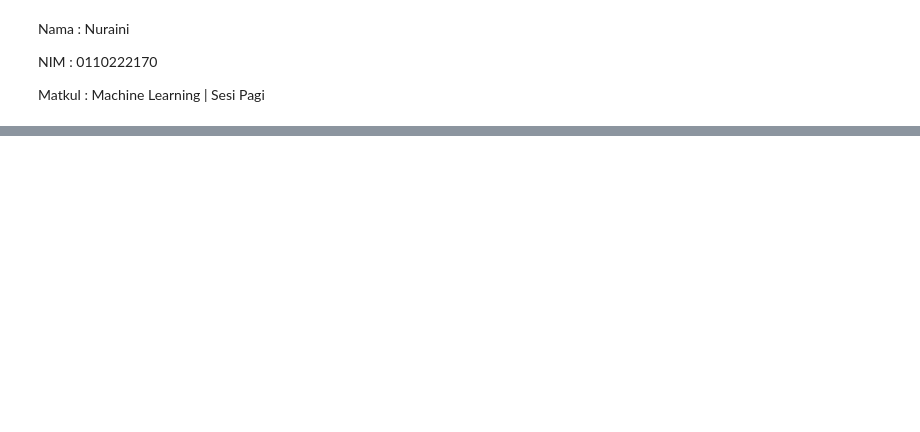
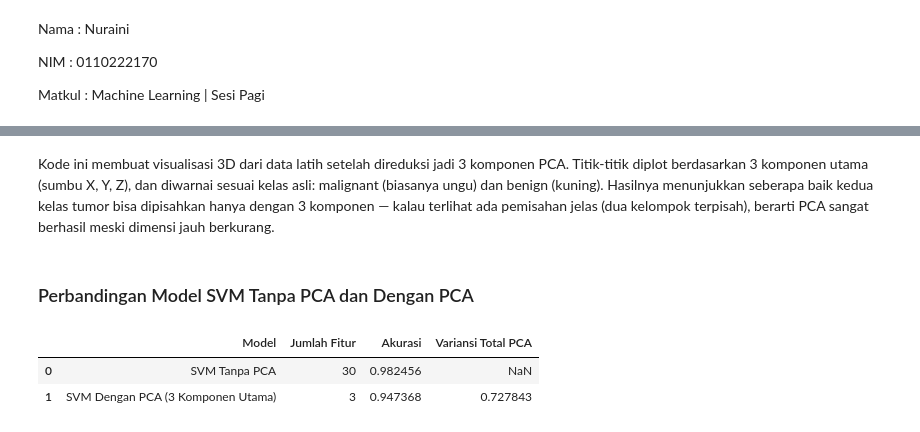
Before and after one commit to nuraini2502/MachineLearning, a Jupyter notebook: praktikumMandiri.ipynb, the cells around one changed output, grey strips where cells are left out. Saved outputs shown, nothing was run; the diff lists cells and outputs as text; code cells hidden in the pictures; blank space fills up the shorter version.

```diff
--- a/praktikumMandiri.ipynb
+++ b/praktikumMandiri.ipynb
@@ -275,0 +156,8 @@ Kode ini membuat visualisasi interaktif hasil clustering DBSCAN menggunakan Plot
+# %%
+# Prediksi dan evaluasi
+y_pred_no_pca = svm_no_pca.predict(X_test_scaled)
+acc_no_pca = accuracy_score(y_test, y_pred_no_pca)
+
+print("Akurasi SVM tanpa PCA: ", acc_no_pca)
+print("\nClassification Report (tanpa PCA) : ")
+print(classification_report(y_test, y_pred_no_pca, target_names=cancer.target_names))
@@ -275,0 +196,5 @@ Kode ini membuat visualisasi interaktif hasil clustering DBSCAN menggunakan Plot
+# %%
+# Variasi yang dijelaskan oleh tiap komponen
+explained_var = pca.explained_variance_ratio_
+print("Variasi yang dijelaskan oleh tiap komponen: ", explained_var)
+print("Total varian yang dijelaskan: ", sum(explained_var))
@@ -275,0 +280,20 @@ Kode ini membuat visualisasi interaktif hasil clustering DBSCAN menggunakan Plot
+# %% [markdown]
+Kode ini membuat visualisasi 3D dari data latih setelah direduksi jadi 3 komponen PCA.
+Titik-titik diplot berdasarkan 3 komponen utama (sumbu X, Y, Z), dan diwarnai sesuai kelas asli: malignant (biasanya ungu) dan benign (kuning).
+Hasilnya menunjukkan seberapa baik kedua kelas tumor bisa dipisahkan hanya dengan 3 komponen — kalau terlihat ada pemisahan jelas (dua kelompok terpisah), berarti PCA sangat berhasil meski dimensi jauh berkurang.
+# %% [markdown]
+### Perbandingan Model SVM Tanpa PCA dan Dengan PCA
+# %%
+# Membandingkan hasil model tanpa dan dengann PCA
+comparison = pd.DataFrame({
+    'Model': ['SVM Tanpa PCA', 'SVM Dengan PCA (3 Komponen Utama)'],
+    'Jumlah Fitur': [X_train_scaled.shape[1], X_train_pca.shape[1]],
+    'Akurasi': [acc_no_pca, acc_pca],
+    'Variansi Total PCA': [None, explained_var.sum()]
+})
+
+comparison
+# %% [output]
+|  | Model | Jumlah Fitur | Akurasi | Variansi Total PCA |
+| 0 | SVM Tanpa PCA | 30 | 0.982456 | NaN |
+| 1 | SVM Dengan PCA (3 Komponen Utama) | 3 | 0.947368 | 0.727843 |
```
Also changed, not shown: parts of 75 cells of this notebook.
